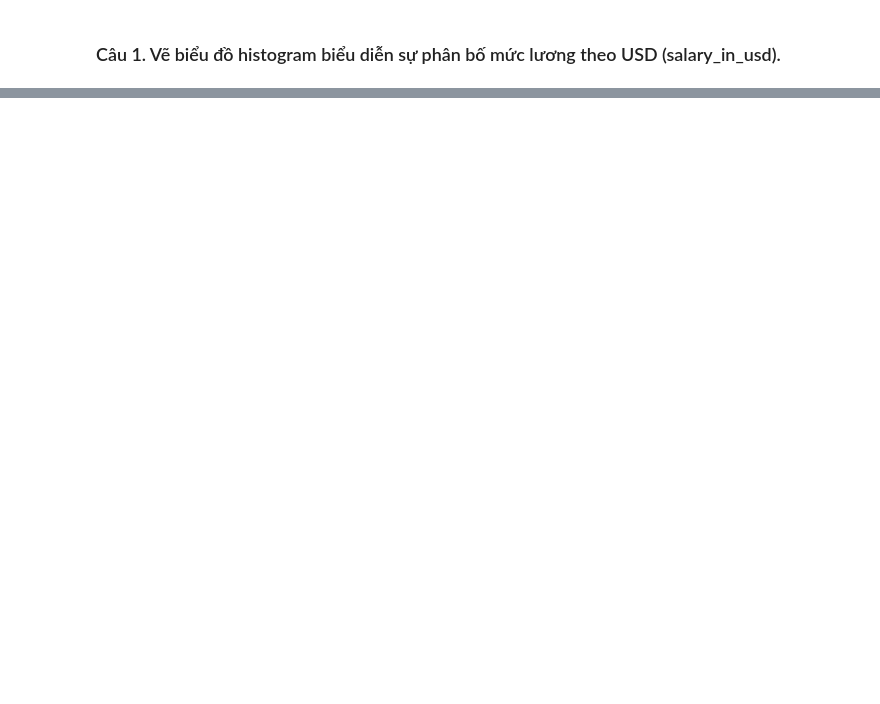
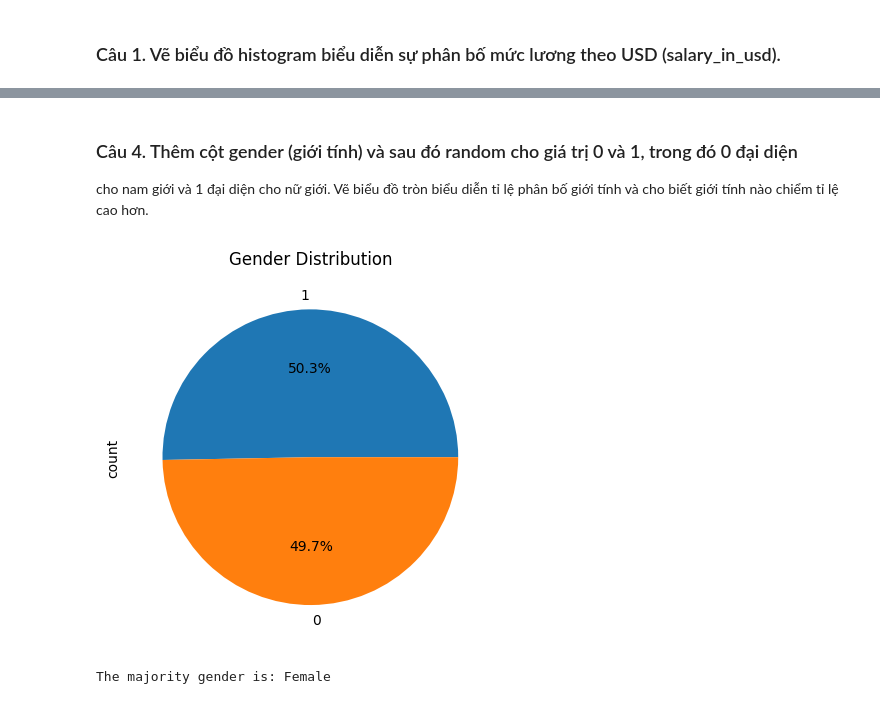
Before and after one commit to phat072/IE221_LAB, a Jupyter notebook: Tuan4/pandas_mat.ipynb, the cells around one changed output, grey strips where cells are left out. Saved outputs shown, nothing was run; the diff lists cells and outputs as text; code cells hidden in the pictures; blank space fills up the shorter version.

```diff
--- a/Tuan4/pandas_mat.ipynb
+++ b/Tuan4/pandas_mat.ipynb
@@ -45,0 +73,25 @@ plt.show()
+# %% [markdown]
+### Câu 4. Thêm cột gender (giới tính) và sau đó random cho giá trị 0 và 1, trong đó 0 đại diện
+cho nam giới và 1 đại diện cho nữ giới. Vẽ biểu đồ tròn biểu diễn tỉ lệ phân bố giới tính và
+cho biết giới tính nào chiểm tỉ lệ cao hơn.
+# %%
+import numpy as np
+
+# Add a new column 'gender' with random values of 0 and 1
+df['gender'] = np.random.choice([0, 1], size=len(df))
+
+# Get the counts of each gender
+gender_counts = df['gender'].value_counts()
+
+# Create a pie chart
+gender_counts.plot(kind='pie', autopct='%1.1f%%')
+
+plt.title('Gender Distribution')
+plt.show()
+
+# Determine which gender has a higher ratio
+majority_gender = "Male" if gender_counts[0] > gender_counts[1] else "Female"
+print(f"The majority gender is: {majority_gender}")
+# %% [output]
+[figure, added]
+The majority gender is: Female
```
Also changed, not shown: parts of 29 cells of this notebook.
